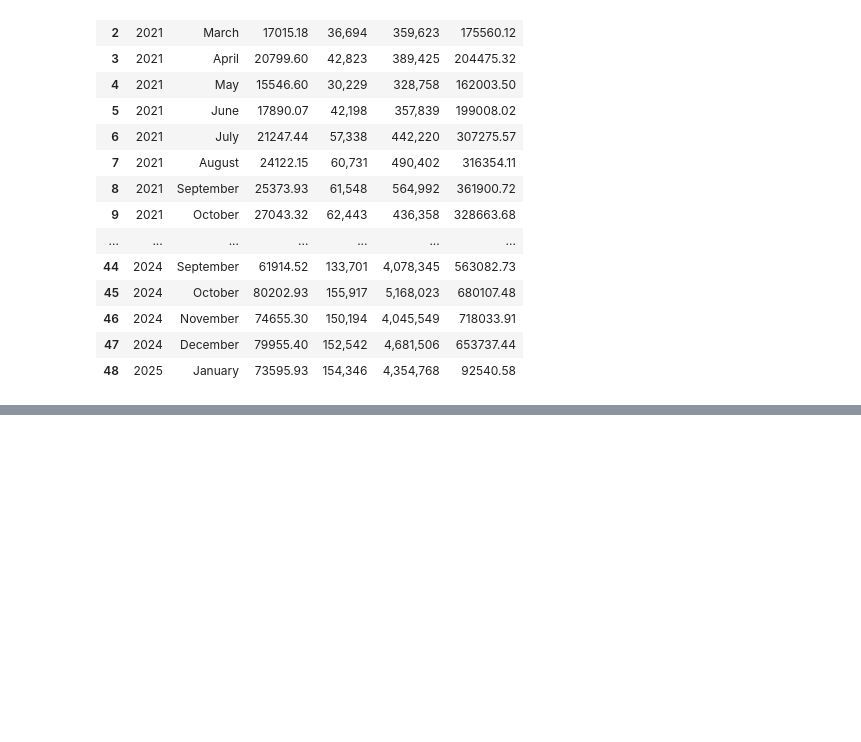
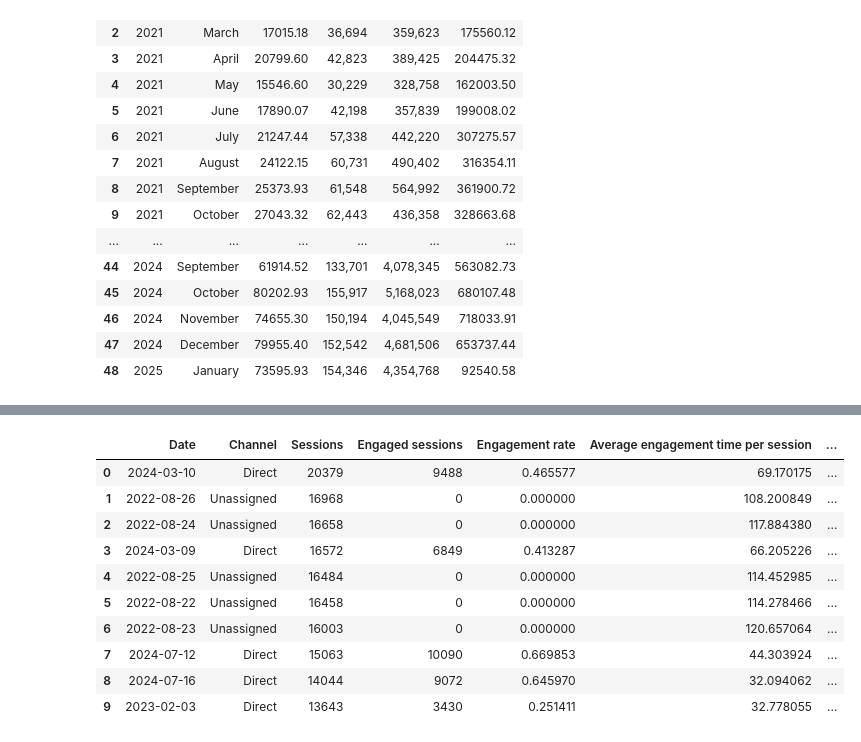
Before and after one commit to AdebolaShelby/ad-impact-analysis, a Jupyter notebook: ad-impact-analysis-cleaning.ipynb, the cells around one changed output, grey strips where cells are left out. Saved outputs shown, nothing was run; the diff lists cells and outputs as text; code cells hidden in the pictures; blank space fills up the shorter version.

```diff
--- a/ad-impact-analysis-cleaning.ipynb
+++ b/ad-impact-analysis-cleaning.ipynb
@@ -148,0 +233,23 @@ df.head(50)
+# %%
+# Ensure the date column is in datetime format
+ga4_df['Date'] = pd.to_datetime(ga4_df['Date'])
+
+# Create new columns for month, year, and day
+ga4_df['Year'] = ga4_df['Date'].dt.year
+ga4_df['Month'] = ga4_df['Date'].dt.month
+ga4_df['Day'] = ga4_df['Date'].dt.day
+
+# Display the first 10 rows of the dataframe to verify
+ga4_df.head(10)
+# %% [output]
+|  | Date | Channel | Sessions | Engaged sessions | Engagement rate | Average engagement time per session | ... |
+| 0 | 2024-03-10 | Direct | 20379 | 9488 | 0.465577 | 69.170175 | ... |
+| 1 | 2022-08-26 | Unassigned | 16968 | 0 | 0.000000 | 108.200849 | ... |
+| 2 | 2022-08-24 | Unassigned | 16658 | 0 | 0.000000 | 117.884380 | ... |
+| 3 | 2024-03-09 | Direct | 16572 | 6849 | 0.413287 | 66.205226 | ... |
+| 4 | 2022-08-25 | Unassigned | 16484 | 0 | 0.000000 | 114.452985 | ... |
+| 5 | 2022-08-22 | Unassigned | 16458 | 0 | 0.000000 | 114.278466 | ... |
+| 6 | 2022-08-23 | Unassigned | 16003 | 0 | 0.000000 | 120.657064 | ... |
+| 7 | 2024-07-12 | Direct | 15063 | 10090 | 0.669853 | 44.303924 | ... |
+| 8 | 2024-07-16 | Direct | 14044 | 9072 | 0.645970 | 32.094062 | ... |
+| 9 | 2023-02-03 | Direct | 13643 | 3430 | 0.251411 | 32.778055 | ... |
```
Also changed, not shown: parts of 10 cells of this notebook, 2 other files.
